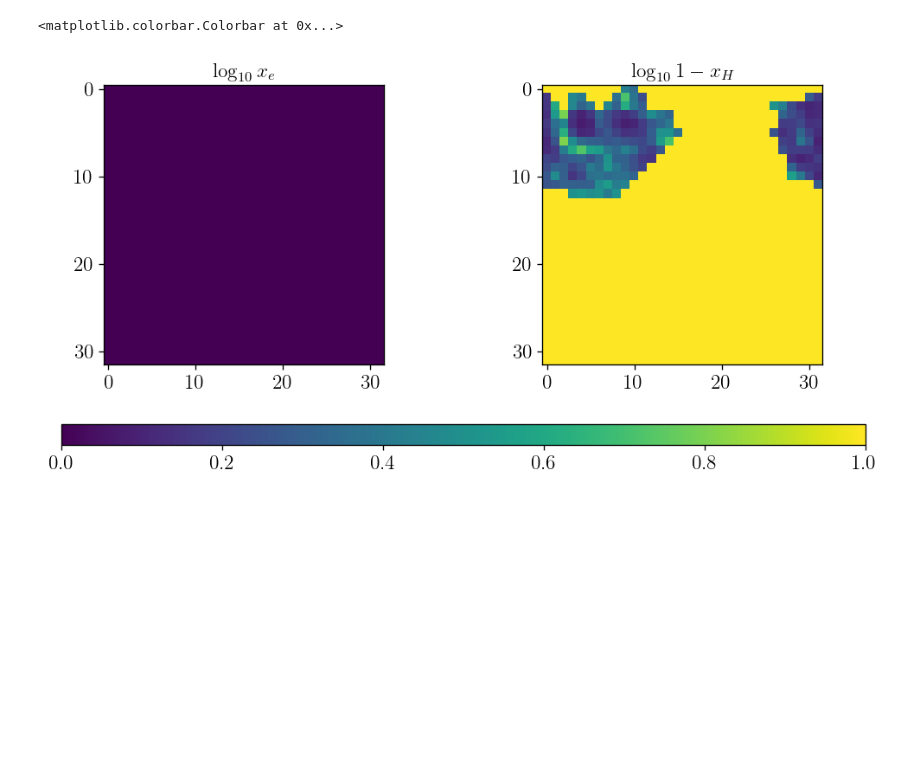
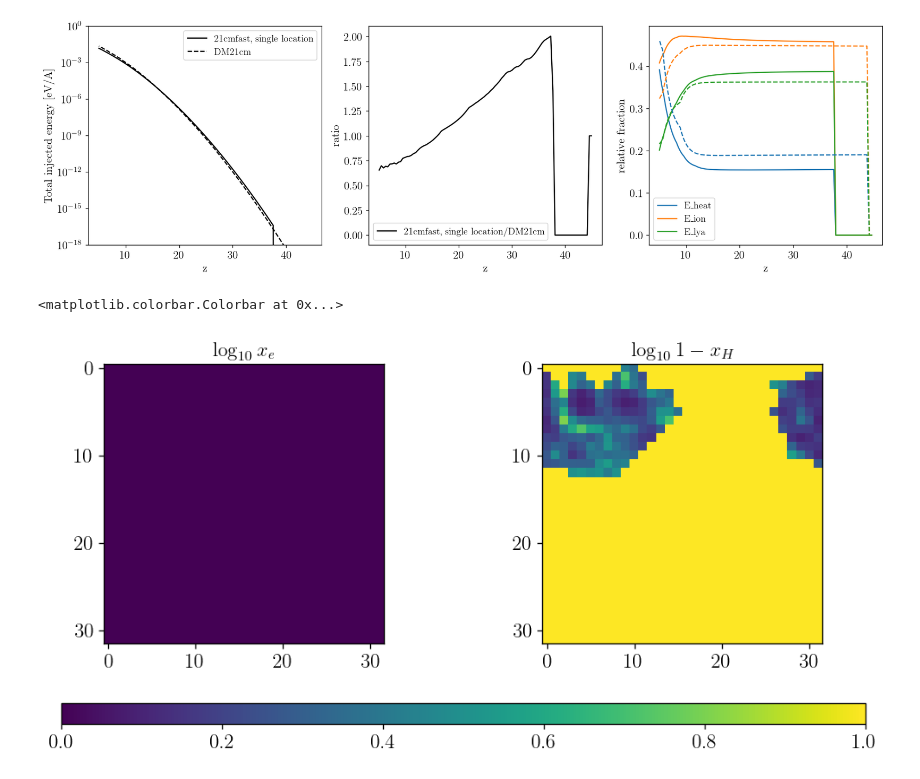
Before and after one commit to yitiansun/DM21cm, a Jupyter notebook: notebooks/plotting_simple.ipynb, the cells around one changed output. Saved outputs shown, nothing was run; the diff lists cells and outputs as text; code cells hidden in the pictures; blank space fills up the shorter version.

Commit message:
more xcheck; float32 fft issue

```diff
--- a/notebooks/plotting_simple.ipynb
+++ b/notebooks/plotting_simple.ipynb
@@ -84,3 +90,65 @@ axs[1].legend(fontsize=10)
+# %%
+# plot injected energy
+E_heat_arr = []
+E_ion_arr = []
+E_lya_arr = []
+z_arr = []
+with open('../scripts/x21_esf_nostar.out', 'r') as file:
+    for line in file:
+        if "E_heat =" in line:
+            value = line.split("E_heat =")[1].split("eV/A")[0].strip()
+            E_heat_arr.append(float(value))
+        if "E_ion =" in line:
+            value = line.split("E_ion =")[1].split("eV/A")[0].strip()
+            E_ion_arr.append(float(value))
+        if "E_lya =" in line:
+            value = line.split("E_lya =")[1].strip()
+            E_lya_arr.append(float(value))
+        if "DEBUG:  zp =" in line:
+            value = float(line.split("TsBox.c DEBUG:  zp =")[1].strip())
+            z_arr.append(value)
+E_heat_arr = np.array(E_heat_arr)
+E_ion_arr = np.array(E_ion_arr)
+E_lya_arr = np.array(E_lya_arr)
+z_arr = np.array(z_arr)
+E_tot_arr = np.clip(E_heat_arr + E_ion_arr + E_lya_arr, 1e-100, None)
+
+# ours
+records = np.load(f'../data/run_info/xc_ours_esf_nostar_records.npy', allow_pickle=True).item()
+Edh_heat_arr = records['dep_heat']
+Edh_ion_arr = records['dep_ion']
+Edh_lya_arr = records['dep_exc']
+zdh_arr = records['z']
+Edh_tot_arr = np.clip(Edh_heat_arr + Edh_ion_arr + Edh_lya_arr, 1e-100, None)
+
+fig, axs = plt.subplots(1, 3, figsize=(18, 5))
+
+ax = axs[0]
+ax.plot(z_arr, E_tot_arr, color='k', label='21cmfast, single location')
+ax.plot(zdh_arr, Edh_tot_arr, color='k', label='DM21cm', ls='--')
+ax.set(ylim=(1e-18, 1))
+ax.set(yscale='log', xlabel='z', ylabel='Total injected energy [eV/A]')
+ax.legend()
+
+ax = axs[1]
+z_common_arr = np.linspace(5, 45, 100)
+E_tot_interp = np.interp(z_common_arr, z_arr[::-1], E_tot_arr[::-1], left=1e-100, right=1e-100)
+Edh_tot_interp = np.interp(z_common_arr, zdh_arr[::-1], Edh_tot_arr[::-1], left=1e-100, right=1e-100)
+ax.plot(z_common_arr, E_tot_interp/Edh_tot_interp, color='k', label='21cmfast, single location/DM21cm')
+ax.set(xlabel='z', ylabel='ratio')
+ax.legend()
+
+ax = axs[2]
+ax.plot(z_arr, E_heat_arr / E_tot_arr, color='C0', label='E_heat')
+ax.plot(z_arr, E_ion_arr / E_tot_arr, color='C1', label='E_ion')
+ax.plot(z_arr, E_lya_arr / E_tot_arr, color='C2', label='E_lya')
+ax.plot(zdh_arr, Edh_heat_arr / Edh_tot_arr, color='C0', ls='--')
+ax.plot(zdh_arr, Edh_ion_arr / Edh_tot_arr, color='C1', ls='--')
+ax.plot(zdh_arr, Edh_lya_arr / Edh_tot_arr, color='C2', ls='--')
+ax.set(xlabel='z', ylabel='relative fraction')
+ax.legend();
+# %% [output]
+[figure, added]
 # %%
 name = 'ours_nobath'
 records = np.load(f'../data/run_info/xc_{name}_records.npy', allow_pickle=True).item()
```
Also changed, not shown: parts of 1 cell of this notebook, 20 other files.
